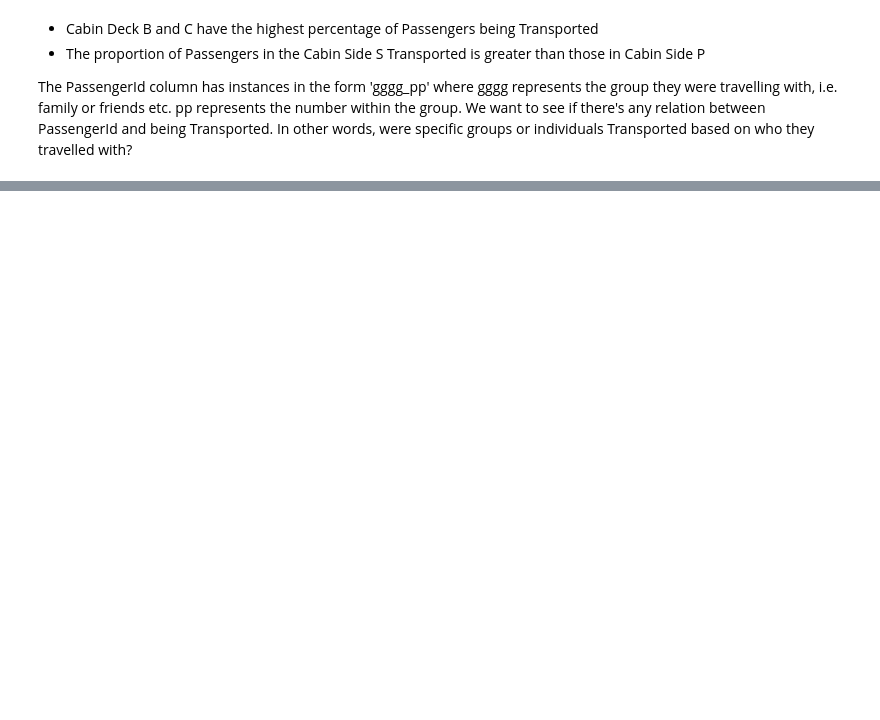
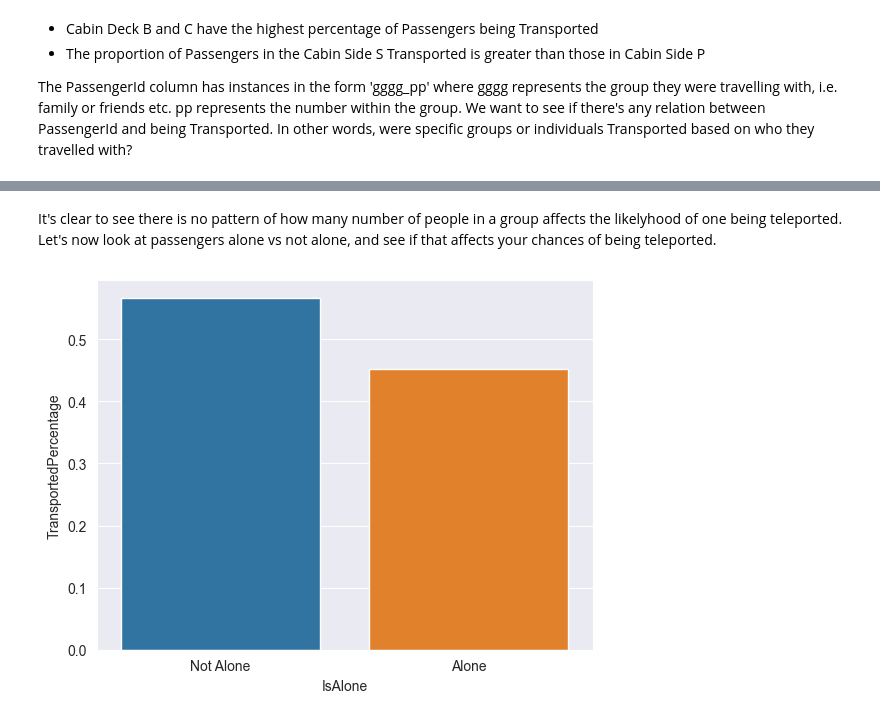
Before and after one commit to arjun-s-s/Spaceship-Titanic-Kaggle-Competition-, a Jupyter notebook: Spaceship Titanic - Random Forest Approach.ipynb, the cells around one changed output, grey strips where cells are left out. Drawn from its saved outputs; the diff is of its cells as text; code cells hidden in the pictures; blank space fills up the shorter version.

```diff
--- a/Spaceship Titanic - Random Forest Approach.ipynb
+++ b/Spaceship Titanic - Random Forest Approach.ipynb
@@ -355,0 +366,19 @@ xcv bcxvxvxdvvxvfvf
+# %% [markdown]
+It's clear to see there is no pattern of how many number of people in a group affects the likelyhood of one being teleported. Let's now look at passengers alone vs not alone, and see if that affects your chances of being teleported.
+# %%
+
+No_People_In_PassengerGroup["IsAlone"] = No_People_In_PassengerGroup["NoInPassengerGroup"].apply(lambda x: "Not Alone" if x > 1 else "Alone")
+train_df_1 = train_df_1.merge(No_People_In_PassengerGroup[["PassengerGroup", "IsAlone"]], how = 'left', on = ['PassengerGroup'])
+
+IsAlone_Transported = train_df_1.groupby('IsAlone').aggregate({'Transported': 'sum',
+                                                           'PassengerId': 'size'
+                                                          }).reset_index()
+
+# create dataframe IsAlone_Transported that contains percentage of passengers transported Alone or Not Alone
+IsAlone_Transported['TransportedPercentage'] = IsAlone_Transported['Transported'] / IsAlone_Transported['PassengerId']
+
+# Visualize IsAlone vs transported
+sns.barplot(x = "IsAlone", y = "TransportedPercentage", data = IsAlone_Transported, order = IsAlone_Transported.sort_values('TransportedPercentage', ascending = False).IsAlone)
+plt.show()
+# %% [output]
+[figure, added]
```
Also changed, not shown: parts of 28 cells of this notebook, 1 other file.
